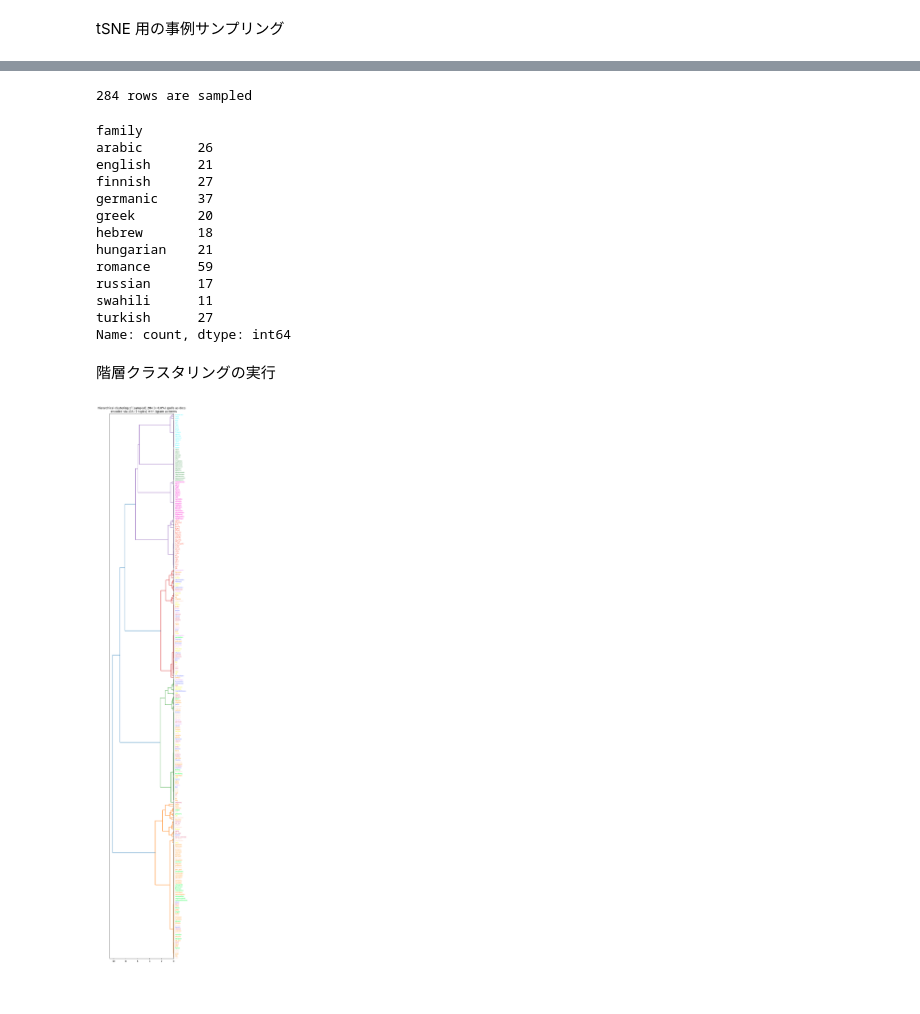
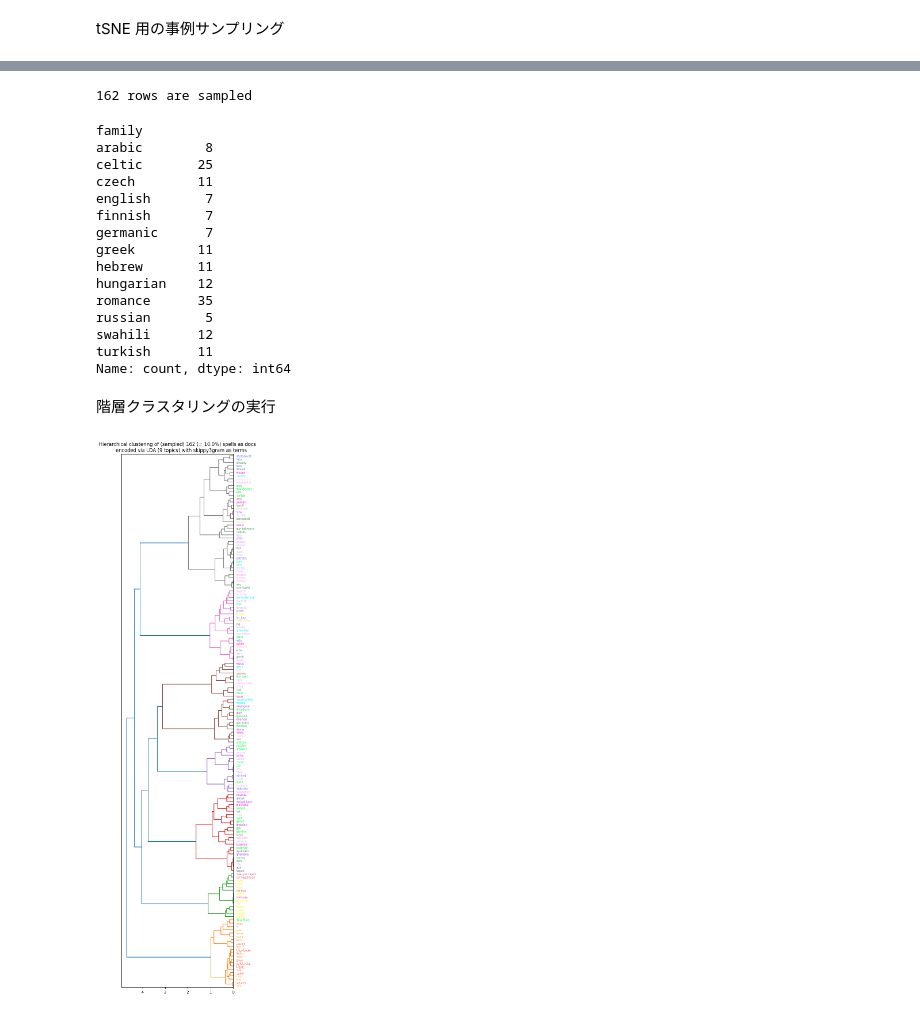
Before and after one commit to kow-k/LDA-spell-sound-typology, a Jupyter notebook: LDA-spell-sound.ipynb, the cells around one changed output, grey strips where cells are left out. Cells and saved outputs as stored; diff of their text form; code cells hidden in the pictures.

```diff
--- a/LDA-spell-sound.ipynb
+++ b/LDA-spell-sound.ipynb
@@ -1074,33 +1090,36 @@ from adjustText import adjust_text
 
 ## 次の設定は arabic が文字化けする
 #plt.rcParams["font.family"] = "Hiragino Sans" # Windows は別のフォント名を指定する必要がある
-#plt.rcParams["font.family"] = "Lucida Sans Unicode"
 
 ## tSNE 事例の生成
 ppl_divider = 7
-perplexity_selected = round(len(tSNE_df)/ppl_divider)
+perplexity_selected = round(len(doc_fit_df)/ppl_divider)
 tSNE_3d = tSNE(n_components = 3, random_state = 0,
                perplexity = perplexity_selected, n_iter = 1000)
 
 ## データに適用
-doc_enc = np.array(list(tSNE_df['enc']))
+doc_enc = np.array(list(doc_fit_df['enc']))
 doc_tSNE_3d = tSNE_3d.fit_transform(doc_enc)
 
 ## 色分けの単位を選択
 if color_lang_family:
-    colored_var = 'family' # 一部の言語を germanic, romance 属に統合
+    colored_var = 'family' # 一部の言語を celtic, germanic, romance, slavic 属に統合
 else:
     colored_var = 'language' # 言語名そのまま
 #
-S = zip(doc_tSNE_3d[:,0], doc_tSNE_3d[:,1], doc_tSNE_3d[:,2], tSNE_df[colored_var]) # zip(..)が必要
+S = zip(doc_tSNE_3d[:,0], doc_tSNE_3d[:,1], doc_tSNE_3d[:,2], doc_fit_df[colored_var]) # zip(..)が必要
 df = pd.DataFrame(S, columns = ['D1', 'D2', 'D3', colored_var])
 
 ## 描画
 plt.figure(figsize = (5, 5))
 plt.set_colors = pex.colors.qualitative.Plotly
 #
+lab_sampling_rate = 0.03
+lab_sample_n = round(len(doc_fit_df) * lab_sampling_rate)
+sampled_keys = [ doc[:max_doc_size] for doc in random.sample(list(doc_fit_df[doc_type]), lab_sample_n) ]
+
 check = False
-early_exit = True
+early_exit = False
 for step, roll in enumerate([ np.roll([0,1,2], -i) for i in range(0,3) ]):
     ## 早期停止の判定
     if early_exit:
@@ -1117,7 +1136,7 @@ for step, roll in enumerate([ np.roll([0,1,2], -i) for i in range(0,3) ]):
 
     ## 配色
     colormap = color_palette # == pex.colors.qualitative.Light24
-    lang_list = list(set(tSNE_df[colored_var]))
+    lang_list = list(set(doc_fit_df[colored_var]))
     cmapped = [ colormap[lang_list.index(lang)] for lang in df[colored_var] ]
 
     ## 作図
@@ -1125,9 +1144,6 @@ for step, roll in enumerate([ np.roll([0,1,2], -i) for i in range(0,3) ]):
 
     ## 文字を表示する事例のサンプリング
     texts = [ ]
-    lab_sampling_rate = 0.02
-    lab_sample_n = round(len(tSNE_df) * lab_sampling_rate)
-    sampled_keys = [ doc[:max_doc_size] for doc in random.sample(list(tSNE_df[doc_type]), lab_sample_n) ]
     ## labels の生成
     for x, y, s in zip(X, Y, sampled_keys):
         texts.append(plt.text(x, y, s, size = 7, color = 'blue'))
@@ -1138,7 +1154,7 @@ for step, roll in enumerate([ np.roll([0,1,2], -i) for i in range(0,3) ]):
                 force_text = (.1, .2), expand_points = (1, 1), expand_text = (1, 1),
                 arrowprops = dict(arrowstyle = "-", color = 'black', lw = 0.5))
     #
-    plt.title(f"tSNE (ppl: {perplexity_selected}) 2D map of {len(tSNE_df)} {doc_attr}s via LDA ({term_type}; {n_topics} topics)")
+    plt.title(f"tSNE (ppl: {perplexity_selected}) 2D map of {len(doc_fit_df)} {doc_attr}s via LDA ({term_type}; {n_topics} topics)")
     #plt.legend(df['language'])
     plt.show()
 # %% [output]
@@ -1148,26 +1166,28 @@ for step, roll in enumerate([ np.roll([0,1,2], -i) for i in range(0,3) ]):
 # %%
 ## 階層クラスタリングのための事例のサンプリング
-hc_sampling_rate = 0.06 # 大きくし過ぎると図が見にくい
-df_size = len(tSNE_df)
+hc_sampling_rate = 0.1 # 大きくし過ぎると図が見にくい
+df_size = len(doc_fit_df)
 hc_sample_n = round(df_size * hc_sampling_rate)
-hc_df = tSNE_df.sample(hc_sample_n)
+doc_hc_df = doc_fit_df.sample(hc_sample_n)
 ##
 print(f"{hc_sample_n} rows are sampled")
-hc_df[colored_var].value_counts(sort = True).sort_index()
+doc_hc_df[colored_var].value_counts(sort = True).sort_index()
 # %% [output]
-284 rows are sampled
+162 rows are sampled
 family
-arabic       26
-english      21
-finnish      27
-germanic     37
-greek        20
-hebrew       18
-hungarian    21
-romance      59
-russian      17
-swahili      11
-turkish      27
+arabic        8
+celtic       25
+czech        11
+english       7
+finnish       7
+germanic      7
+greek        11
+hebrew       11
+hungarian    12
+romance      35
+russian       5
+swahili      12
+turkish      11
 Name: count, dtype: int64
 # %% [markdown]
 階層クラスタリングの実行
@@ -1179,39 +1199,38 @@ import matplotlib.pyplot as plt
 ## 次の設定は arabic, bengali が文字化けする
 #plt.rcParams["font.family"] = "Hiragino Sans" # Windows は別のフォント名を指定する必要がある
 
 ## 描画サイズの指定
-plt.figure(figsize = (5, round(len(hc_df) * 0.15))) # This needs to be run here, before dendrogram construction.
+plt.figure(figsize = (5, round(len(doc_hc_df) * 0.15))) # This needs to be run here, before dendrogram construction.
 
 ## 事例ラベルの生成
-label_vals = [ x[:max_doc_size] for x in list(hc_df[doc_type]) ] # truncate doc keys
+label_vals = [ x[:max_doc_size] for x in list(doc_hc_df[doc_type]) ] # truncate doc keys
 
 ## 樹状分岐図の作成
 from scipy.cluster.hierarchy import dendrogram, linkage
 
 ## 距離行列の生成
-hc_doc_enc = list(hc_df['enc'])
-doc_linkage = linkage(hc_doc_enc, method = 'ward', metric = 'euclidean')
+doc_hc_enc = list(doc_hc_df['enc'])
+doc_linkage = linkage(doc_hc_enc, method = 'ward', metric = 'euclidean')
 dendrogram(doc_linkage, orientation = 'left', labels = label_vals, leaf_font_size = 7)
 
 ## 描画
-plt.title(f"Hierarchical clustering of (sampled) {len(hc_df)} (= {100 * hc_sampling_rate}%) {doc_attr}s as docs\n \
+plt.title(f"Hierarchical clustering of (sampled) {len(doc_hc_df)} (= {100 * hc_sampling_rate}%) {doc_attr}s as docs\n \
     encoded via LDA ({n_topics} topics) with {term_type} as terms")
 
 ## ラベルに language に対応する色を付ける
-lang_colors = { lang_name : i for i, lang_name in enumerate(np.unique(hc_df[colored_var])) }
+lang_colors = { lang_name : i for i, lang_name in enumerate(np.unique(doc_hc_df[colored_var])) }
 ax = plt.gca()
 for ticker in ax.get_ymajorticklabels():
     form = ticker.get_text()
-    row = hc_df.loc[hc_df[doc_type] == form]
+    row = doc_hc_df.loc[doc_hc_df[doc_type] == form]
     lang = row[colored_var].to_string().split()[-1] # trick
     try:
         lang_id = lang_colors[lang]
     except (TypeError, KeyError):
         print(f"color encoding error at: {lang}")
     #
-    #ticker.set_color(plotly.colors.qualitative.Plotly[lang_id])
     ticker.set_color(color_palette[lang_id])
 #
 plt.show()
 # %% [output]
-[figure, old version]
+[figure, new version]
```
Also changed, not shown: parts of 48 cells of this notebook.
